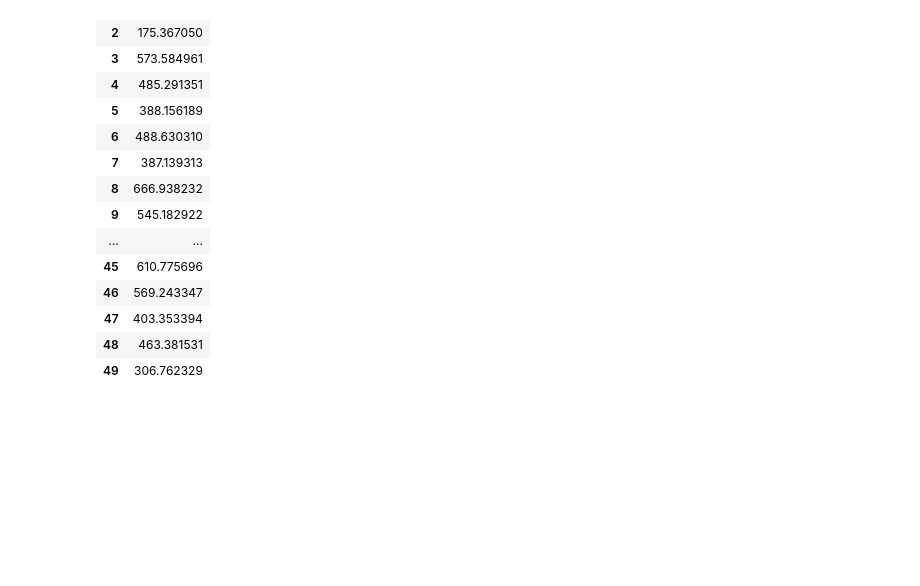
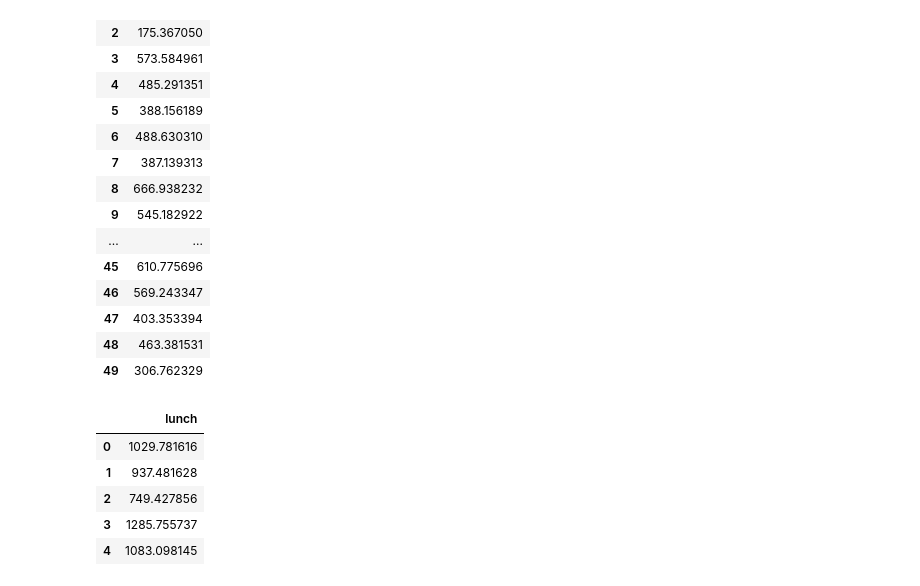
Before and after one commit to obilige/Team3, a Jupyter notebook: team/jeong/jaehoon_ML onehot.ipynb, the cells around one changed output. Saved outputs shown, nothing was run; the diff lists cells and outputs as text; code cells hidden in the pictures; blank space fills up the shorter version.

```diff
--- a/team/jeong/jaehoon_ML onehot.ipynb
+++ b/team/jeong/jaehoon_ML onehot.ipynb
@@ -739,3 +740,15 @@ dinner_forecast
 | 47 | 403.353394 |
 | 48 | 463.381531 |
 | 49 | 306.762329 |
+# %%
+lunch_forecast.columns = ['lunch']
+dinner_forecast.columns = ['dinner']
+# %%
+lunch_forecast.head()
+# %% [output]
+|  | lunch |
+| 0 | 1029.781616 |
+| 1 | 937.481628 |
+| 2 | 749.427856 |
+| 3 | 1285.755737 |
+| 4 | 1083.098145 |
```
Also changed, not shown: parts of 19 cells of this notebook, 6 other files.
